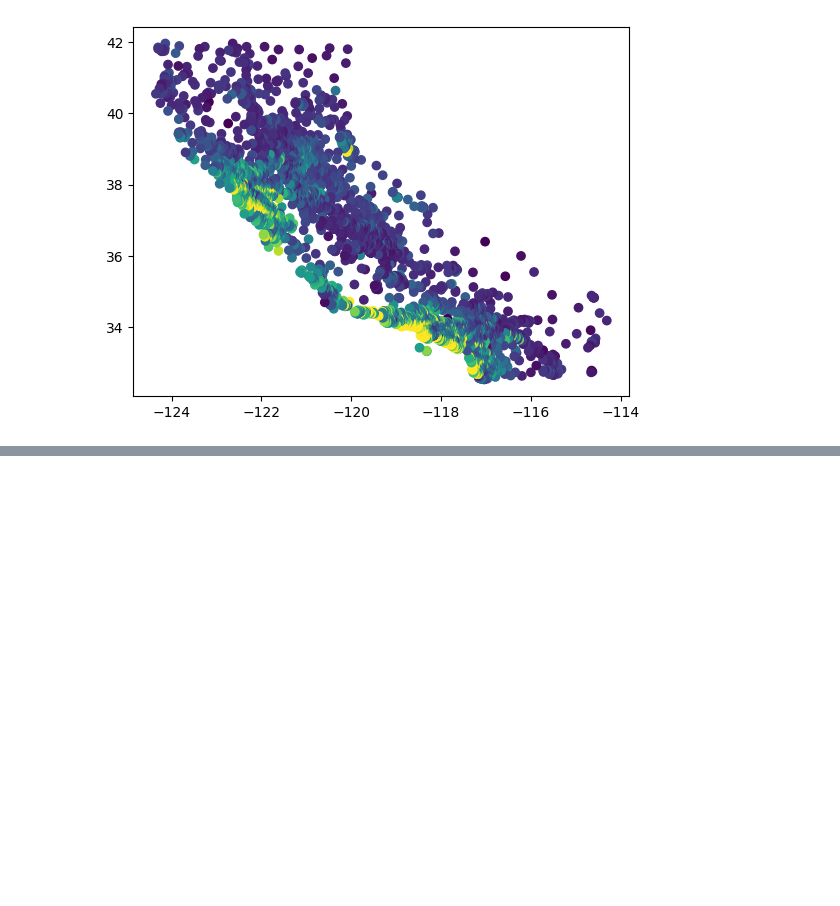
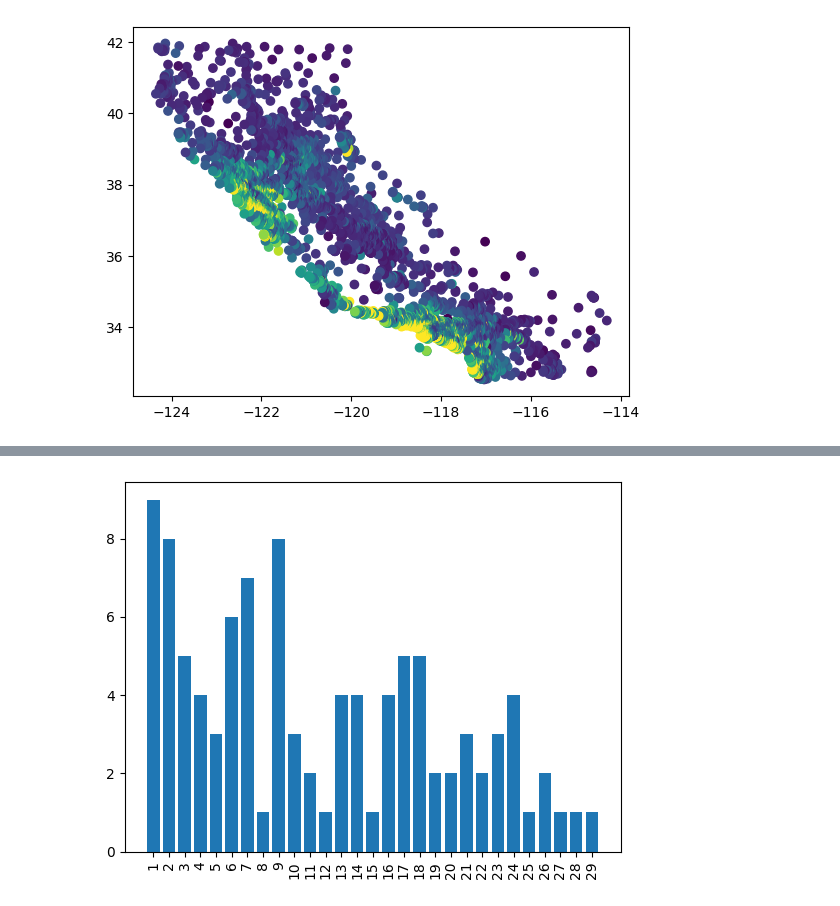
Before and after one commit to igromachado/codigos_ets, a Jupyter notebook: Python_Bibliotecas/matplotlib/exercícios.ipynb, the cells around one changed output, grey strips where cells are left out. Drawn from its saved outputs; the diff is of its cells as text; code cells hidden in the pictures; blank space fills up the shorter version.

```diff
--- a/Python_Bibliotecas/matplotlib/exercícios.ipynb
+++ b/Python_Bibliotecas/matplotlib/exercícios.ipynb
@@ -110,0 +156,22 @@ plt.show()
+# %%
+df = pd.read_csv('CSVs/he.csv')
+
+def day(linha):
+
+    if linha['start_date'][-2:  ].isnumeric():
+        return linha['start_date'][-2:]
+    else:
+        return linha['start_date'][-1:]
+
+df['day'] = df.apply(day,axis=1)
+
+df = df.groupby('day')['day'].count()
+
+df.index = df.index.astype(int)
+df = df.sort_index()
+
+plt.bar(df.index,df)
+plt.xticks(df.index.unique(),rotation = 90)
+plt.show()
+# %% [output]
+[figure, added]
```
Also changed, not shown: parts of 7 cells of this notebook, 2 other files.
